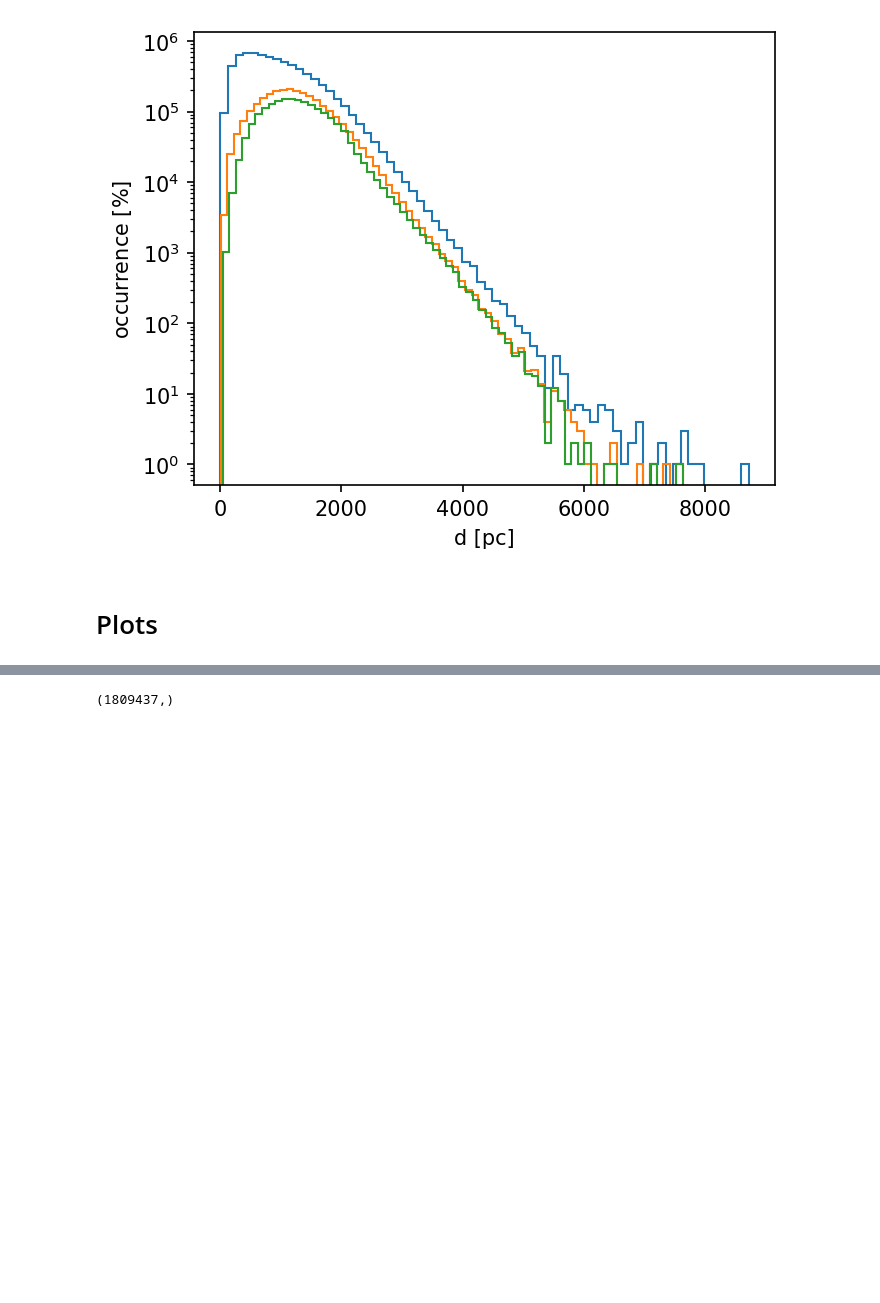
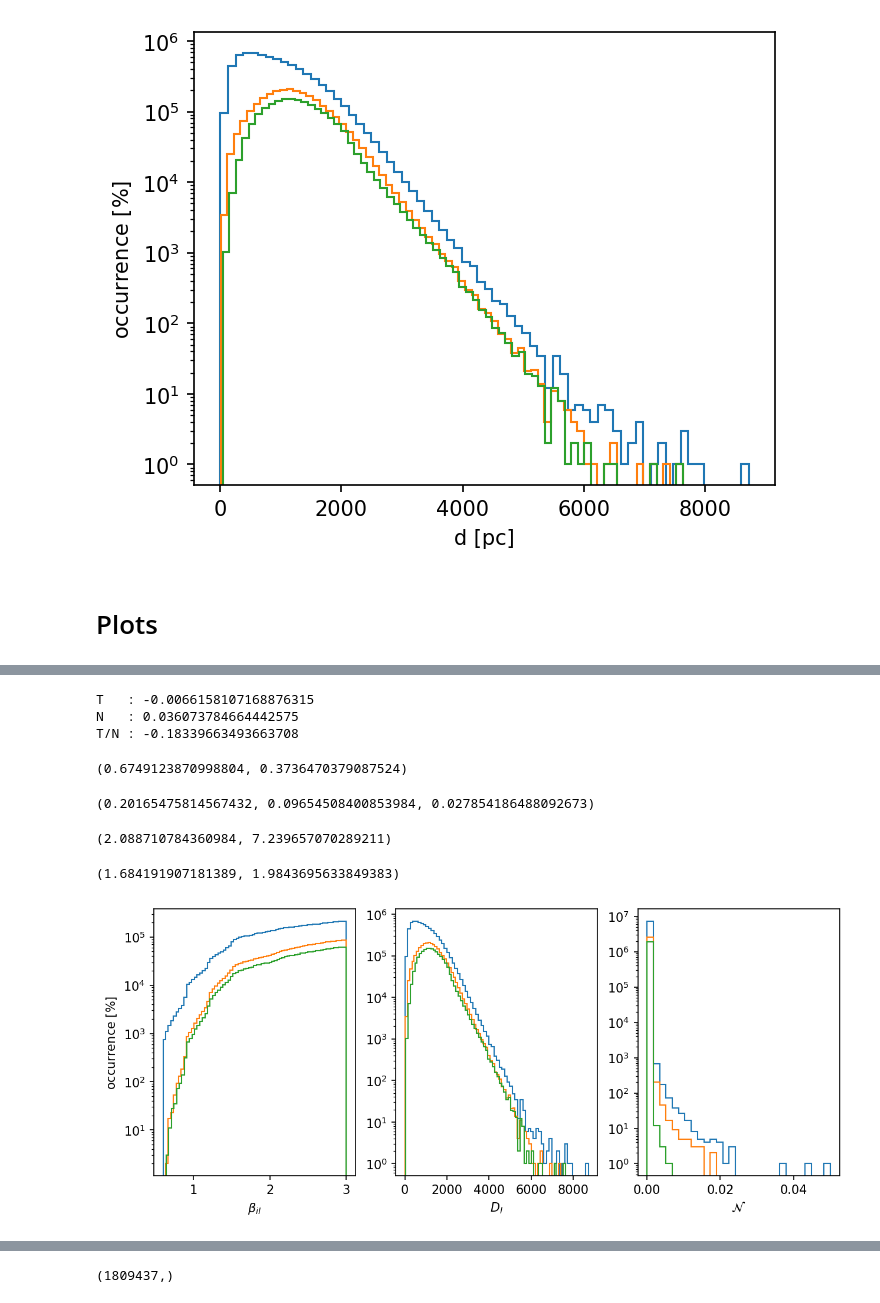
Before and after one commit to kenvantilburg/lens-velocity, a Jupyter notebook: code/andreas_code/subtraction_template/pm_template_v3.ipynb, the cells around one changed output, grey strips where cells are left out. Saved outputs shown, nothing was run; the diff lists cells and outputs as text; code cells hidden in the pictures; blank space fills up the shorter version.

```diff
--- a/code/andreas_code/subtraction_template/pm_template_v3.ipynb
+++ b/code/andreas_code/subtraction_template/pm_template_v3.ipynb
@@ -144,7 +142,7 @@ def fn_cov_pm_eff(df):
 ### !!!!! NOTICE that the functions below take into account the finite distance of the background source as well (in the magnitude of the lensing and in the relative velocity between the source and the lens).
 ### For background stars that have a negative parallax measurement and or compatible with zero at 2-3*sigma, the coefficient (1-bg_parallax/fg_parallax) should probably be discrded.
 
-def fn_lensing_pm(fg_ra, fg_dec, fg_pmra, fg_pmdec, fg_dist, bg_ra, bg_dec, bg_pmra, bg_pmdec, bg_dist, tau_obs, matched_filter=fn_dipole_mf):
+def fn_lensing_pm(fg_ra, fg_dec, fg_pmra, fg_pmdec, fg_dist, fg_mass, bg_ra, bg_dec, bg_pmra, bg_pmdec, bg_dist, tau_obs, matched_filter=fn_dipole_mf):
     """
     Computes the lens-induced proper motion on background stars due to the foreground stars. In the template regime, the impact parameter must be larger than the distance travelled by the lens during the observation time tau_obs.
     Output: list of 2d proper motion vectors (in mas/y) and indices of pairs with impact parameter in the template regime (the other pairs should be discarded).
@@ -163,10 +161,8 @@ def fn_lensing_pm(fg_ra, fg_dec, fg_pmra, fg_pmdec, fg_dist, bg_ra, bg_dec, bg_p
     '''pm_list = np.array([-4*GN*MSolar*l_munorm/l_Dl/l_bilnormsq*l_dipole_vec[:, 0],
                         -4*GN*MSolar*l_munorm/l_Dl/l_bilnormsq*l_dipole_vec[:, 1]]).T'''
 
-    pm_list = np.array([-(1-fg_dist / bg_dist)*4*GN*MSolar*l_munorm/l_Dl/l_bilnormsq*l_dipole_vec[:, 0],
-                        -(1-fg_dist / bg_dist)*4*GN*MSolar*l_munorm/l_Dl/l_bilnormsq*l_dipole_vec[:, 1]]).T
-    #pm_list = np.array([-4*GN*MSolar*l_munorm/l_Dl*l_dipole_vec[:, 0]/l_bilnormsq,
-    #                    -4*GN*MSolar*l_munorm/l_Dl*l_dipole_vec[:, 1]/l_bilnormsq]).T
+    pm_list = np.array([-(1-fg_dist / bg_dist)*4*GN*fg_mass*MSolar*l_munorm/l_Dl/l_bilnormsq*l_dipole_vec[:, 0],
+                        -(1-fg_dist / bg_dist)*4*GN*fg_mass*MSolar*l_munorm/l_Dl/l_bilnormsq*l_dipole_vec[:, 1]]).T
 
     return pm_list[l_bilnormsq > (l_munorm*tau_obs)**2]/(mas/Year), np.arange(len(fg_ra))[l_bilnormsq > (l_munorm*tau_obs)**2]
 # %%
@@ -180,6 +176,8 @@ def fn_tau_mu(df_fore, df_back, weights, tau_obs, tau_max=False, matched_filter=
     if not quiet: print('Computing the expected velocity.'); sys.stdout.flush()
     lensing_pm, good_bil_ind = fn_lensing_pm(df_fore['ra'].to_numpy(), df_fore['dec'].to_numpy(),
                                              df_fore['pmra'].to_numpy(),  df_fore['pmdec'].to_numpy(), df_fore['dist_50'].to_numpy(),
+                                             #df_fore['mass'].to_numpy(),
+                                             df_fore['lum'].to_numpy()**(1/4),
                                              df_back['ra'].to_numpy(), df_back['dec'].to_numpy(),
                                              df_back['pmra'].to_numpy(), df_back['pmdec'].to_numpy(), df_back['dist_50'].to_numpy(), tau_obs, matched_filter)
 
@@ -222,3 +220,6 @@ Computing the expected velocity.
 13 star pairs have too small impact parameter. Selecting only the good pairs.
 Computing the tau lists.
 Computing the sum.
+# %%
+tau_mu_list, tau_norm_sq_list, good_bil_ind = fn_tau_mu(df_fore, df_back, inv_cov_pm, tau_obs, tau_max=False, matched_filter=fn_dipole_mf, rot_angle=False, quiet=False)
+tau_mu, tau_norm = sum(tau_mu_list), np.sqrt(sum(tau_norm_sq_list))
@@ -498,3 +511,6 @@ df_back['dotperp_bil'] = (l_bilvec[:,0]*l_muhatperp[:,0] + l_bilvec[:,1]*l_muhat
 # bg's motion parallel to and perpendicular to fg's motion
 df_back['mu_par'] = (bg_pmra*l_muhat[:,0] + bg_pmdec*l_muhat[:,1])
 df_back['mu_perp'] = (bg_pmra*l_muhatperp[:,0] + bg_pmdec*l_muhatperp[:,1])
+# %%
+with_params = ~np.isnan(df_fore['lum'])
+with_mass = ~np.isnan(df_fore['mass'])
@@ -500,0 +529,45 @@ df_back['mu_perp'] = (bg_pmra*l_muhatperp[:,0] + bg_pmdec*l_muhatperp[:,1])
+# %%
+print('T   : ' + str(np.sum(tau_mu_list[with_params])))
+print('N   : ' + str(np.sqrt(np.sum(tau_norm_sq_list[with_params]))))
+print('T/N : ' + str(np.sum(tau_mu_list[with_params])/np.sqrt(np.sum(tau_norm_sq_list[with_params]))))
+# %% [output]
+T   : -0.0066158107168876315
+N   : 0.036073784664442575
+T/N : -0.18339663493663708
+# %%
+0.01879913549340386/0.027854186488092673, 0.036073784664442575/0.09654508400853984
+# %% [output]
+(0.6749123870998804, 0.3736470379087524)
+# %%
+np.sqrt(np.sum(tau_norm_sq_list)), np.sqrt(np.sum(tau_norm_sq_list[with_params])), np.sqrt(np.sum(tau_norm_sq_list[with_mass]))
+# %% [output]
+(0.20165475814567432, 0.09654508400853984, 0.027854186488092673)
+# %%
+np.sqrt(np.sum(tau_norm_sq_list))/np.sqrt(np.sum(tau_norm_sq_list[with_params])), np.sqrt(np.sum(tau_norm_sq_list))/np.sqrt(np.sum(tau_norm_sq_list[with_mass]))
+# %% [output]
+(2.088710784360984, 7.239657070289211)
+# %%
+np.sqrt(len(tau_norm_sq_list))/np.sqrt(len(tau_norm_sq_list[with_params])), np.sqrt(len(tau_norm_sq_list))/np.sqrt(len(tau_norm_sq_list[with_mass]))
+# %% [output]
+(1.684191907181389, 1.9843695633849383)
+# %%
+fig,ax = plt.subplots(1,3,figsize=(10,4), dpi = 150)
+
+ax[0].hist(np.sqrt(l_bilnormsq)/arcsec, bins=70, log=True, density=False, histtype='step');
+ax[0].hist(np.sqrt(l_bilnormsq[with_params])/arcsec, bins=70, log=True, density=False, histtype='step');
+ax[0].hist(np.sqrt(l_bilnormsq[with_mass])/arcsec, bins=70, log=True, density=False, histtype='step');
+ax[0].set_xlabel(r'$\beta_{il}$ '); ax[0].set_ylabel(r'occurrence [$\%$]');
+
+ax[1].hist(df_fore['dist_50'].to_numpy(), bins=70, log=True, density=False, histtype='step');
+ax[1].hist(df_fore['dist_50'][with_params].to_numpy(), bins=70, log=True, density=False, histtype='step');
+ax[1].hist(df_fore['dist_50'][with_mass].to_numpy(), bins=70, log=True, density=False, histtype='step');
+ax[1].set_xlabel(r'$D_{l}$ ');
+
+ax[2].hist(np.sqrt(tau_norm_sq_list), bins=np.linspace(0, 0.05, 30), log=True, density=False, histtype='step');
+ax[2].hist(np.sqrt(tau_norm_sq_list[with_params]), bins=np.linspace(0, 0.05, 30), log=True, density=False, histtype='step');
+ax[2].hist(np.sqrt(tau_norm_sq_list[with_mass]), bins=np.linspace(0, 0.05, 30), log=True, density=False, histtype='step');
+#ax[2].hist(df_fore['dist_50'][with_params].to_numpy(), bins=70, log=True, density=False, histtype='step');
+ax[2].set_xlabel(r'$\mathcal{N}$ ');
+#ax[2].set_xscale('log')
+# %% [output]
+[figure, added]
```
Also changed, not shown: parts of 7 cells of this notebook.
